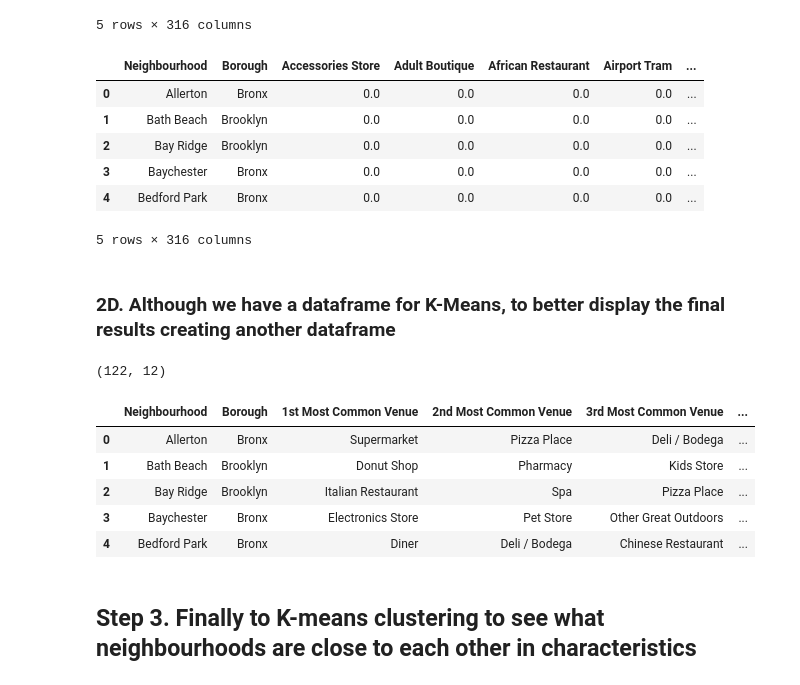
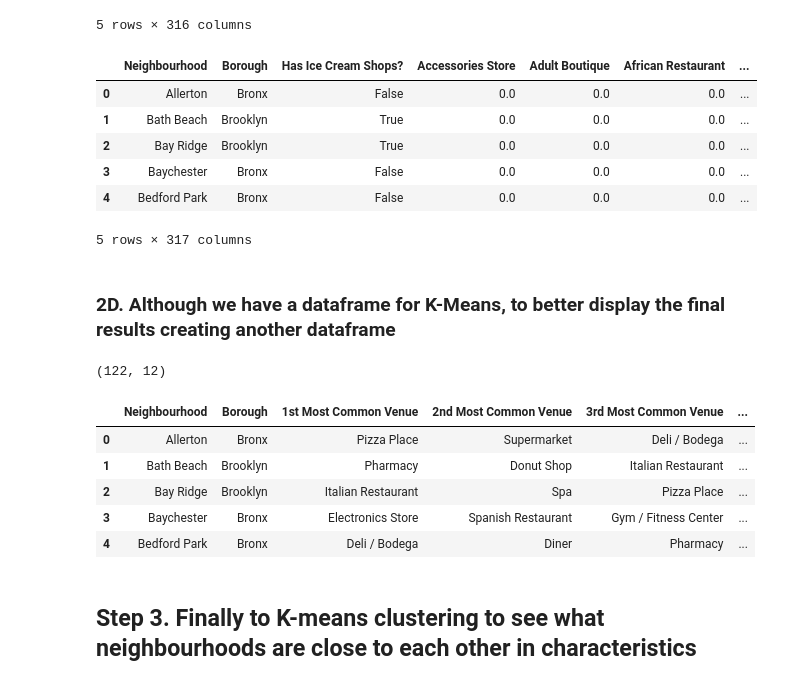
Before and after one commit to milindpatel11/Coursera-Capstone, a Jupyter notebook: Coursera Capstone Project - Bronx and Brooklyn.ipynb, the cells around one changed output. Drawn from its saved outputs; the diff is of its cells as text; code cells hidden in the pictures.

```diff
--- a/Coursera Capstone Project - Bronx and Brooklyn.ipynb
+++ b/Coursera Capstone Project - Bronx and Brooklyn.ipynb
@@ -367,57 +368,57 @@ nyc_grouped.head()
 | 4 | Bedford Park | Bronx | 0.0 | 0.0 | 0.0 | 0.0 | ... |
 5 rows × 316 columns
 # %%
-nyc_grouped['Has Ice Cream Shops?'] = nyc_grouped['Ice Cream Shop']!= 0  #creating colum storing if neighbourhood has non zero value for Ice Cream Shops to use later
+nyc_grouped.insert(2, 'Has Ice Cream Shops?', nyc_grouped['Ice Cream Shop']!= 0)  #creating colum storing if neighbourhood has non zero value for Ice Cream Shops to use later
 nyc_grouped.head()
 # %% [output]
-|  | Neighbourhood | Borough | Accessories Store | Adult Boutique | African Restaurant | Airport Tram | ... |
-| 0 | Allerton | Bronx | 0.0 | 0.0 | 0.0 | 0.0 | ... |
-| 1 | Bath Beach | Brooklyn | 0.0 | 0.0 | 0.0 | 0.0 | ... |
-| 2 | Bay Ridge | Brooklyn | 0.0 | 0.0 | 0.0 | 0.0 | ... |
-| 3 | Baychester | Bronx | 0.0 | 0.0 | 0.0 | 0.0 | ... |
-| 4 | Bedford Park | Bronx | 0.0 | 0.0 | 0.0 | 0.0 | ... |
+|  | Neighbourhood | Borough | Has Ice Cream Shops? | Accessories Store | Adult Boutique | African Restaurant | ... |
+| 0 | Allerton | Bronx | False | 0.0 | 0.0 | 0.0 | ... |
+| 1 | Bath Beach | Brooklyn | True | 0.0 | 0.0 | 0.0 | ... |
+| 2 | Bay Ridge | Brooklyn | True | 0.0 | 0.0 | 0.0 | ... |
+| 3 | Baychester | Bronx | False | 0.0 | 0.0 | 0.0 | ... |
+| 4 | Bedford Park | Bronx | False | 0.0 | 0.0 | 0.0 | ... |
-5 rows × 316 columns
+5 rows × 317 columns
 # %% [markdown]
 ### 2D. Although we have a dataframe for K-Means, to better display the final results creating another dataframe
 # %%
 #
 def return_most_common_venues(row, num_top_venues):
-    row_categories = row.iloc[2:]
+    row_categories = row.iloc[3:]
     row_categories_sorted = row_categories.sort_values(ascending=False)
 
     return row_categories_sorted.index.values[0:num_top_venues]
 
 #
 num_top_venues = 10
 
 indicators = ['st', 'nd', 'rd']
 
 # create columns according to number of top venues
 columns = ['Neighbourhood', 'Borough']
 for ind in np.arange(num_top_venues):
     try:
         columns.append('{}{} Most Common Venue'.format(ind+1, indicators[ind]))
     except:
         columns.append('{}th Most Common Venue'.format(ind+1))
 
 # create a new dataframe
 merged_venues_sorted = pd.DataFrame(columns=columns)
 merged_venues_sorted['Neighbourhood'] = nyc_grouped['Neighbourhood']
 merged_venues_sorted['Borough'] = nyc_grouped['Borough']
 
 for ind in np.arange(nyc_grouped.shape[0]):
     merged_venues_sorted.iloc[ind, 2:] = return_most_common_venues(nyc_grouped.iloc[ind, :], num_top_venues)
 
 print(merged_venues_sorted.shape)
 merged_venues_sorted.head()
 # %% [output]
 (122, 12)
 |  | Neighbourhood | Borough | 1st Most Common Venue | 2nd Most Common Venue | 3rd Most Common Venue | ... |
-| 0 | Allerton | Bronx | Supermarket | Pizza Place | Deli / Bodega | ... |
-| 1 | Bath Beach | Brooklyn | Donut Shop | Pharmacy | Kids Store | ... |
+| 0 | Allerton | Bronx | Pizza Place | Supermarket | Deli / Bodega | ... |
+| 1 | Bath Beach | Brooklyn | Pharmacy | Donut Shop | Italian Restaurant | ... |
 | 2 | Bay Ridge | Brooklyn | Italian Restaurant | Spa | Pizza Place | ... |
-| 3 | Baychester | Bronx | Electronics Store | Pet Store | Other Great Outdoors | ... |
-| 4 | Bedford Park | Bronx | Diner | Deli / Bodega | Chinese Restaurant | ... |
+| 3 | Baychester | Bronx | Electronics Store | Spanish Restaurant | Gym / Fitness Center | ... |
+| 4 | Bedford Park | Bronx | Deli / Bodega | Diner | Pharmacy | ... |
 # %% [markdown]
 ## Step 3. Finally to K-means clustering to see what neighbourhoods are close to each other in characteristics
 # %% [markdown]
```
Also changed, not shown: parts of 12 cells of this notebook.
